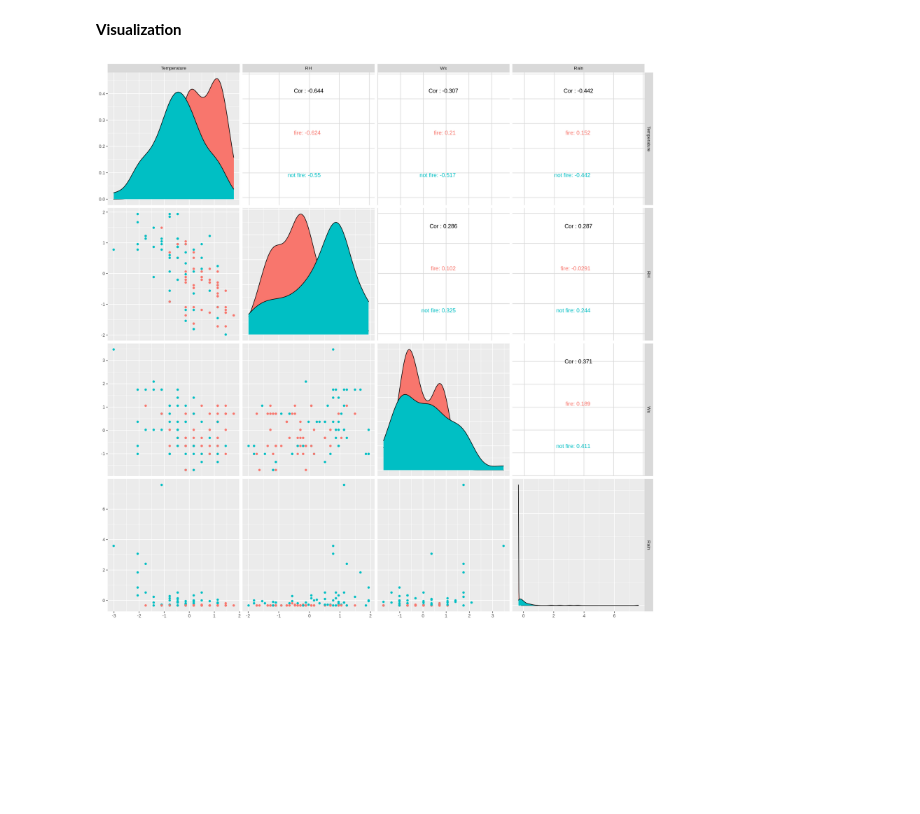
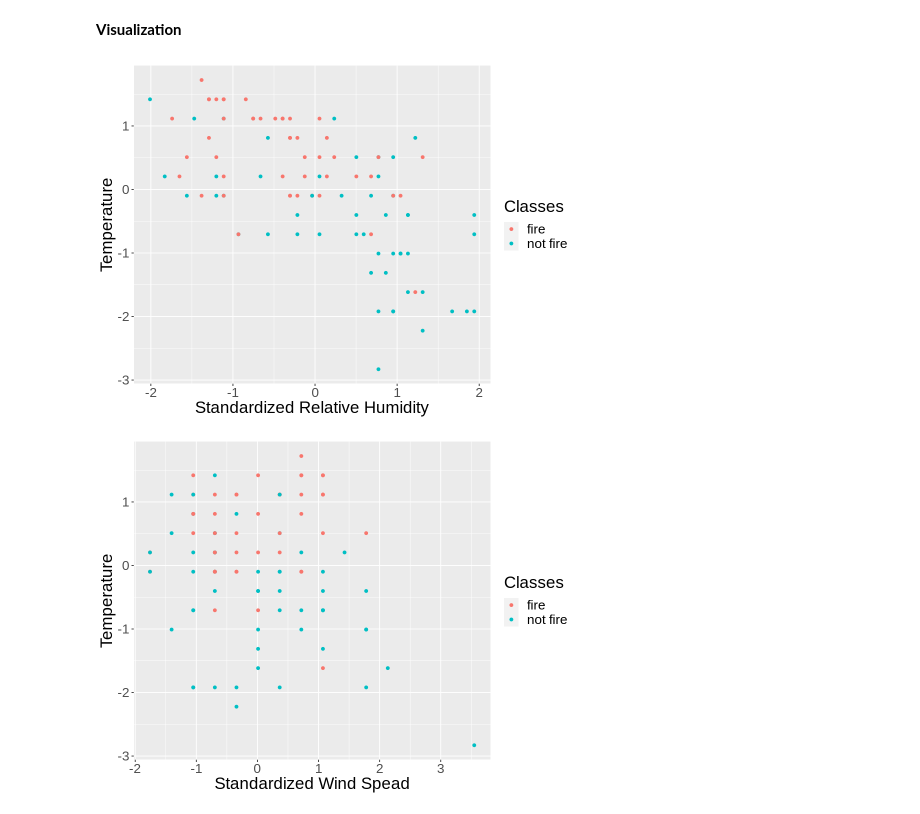
Before and after one commit to a-kong/dsci100-project, a Jupyter notebook: Algerian data.ipynb, the cells around one changed output. Drawn from its saved outputs; the diff is of its cells as text; code cells hidden in the pictures; blank space fills up the shorter version.

```diff
--- a/Algerian data.ipynb
+++ b/Algerian data.ipynb
@@ -100,12 +105,20 @@ bejaia_scaled <- bejaia_recipe %>%
     bake(bejaia_train)
 # %% [markdown]
 **Visualization**
-# %%
-#not sure if this is a good visulization
-options(repr.plot.width = 15, repr.plot.height = 15)
-pairs_bejaia <- bejaia_scaled %>%
-  select(Temperature, RH, Ws, Rain) %>%
-  ggpairs(ggplot2::aes(colour=bejaia_train$Classes))
-pairs_bejaia
-# %% [output]
-[figure, removed]
+# %%
+options(repr.plot.width = 8, repr.plot.height = 6)
+b_RH_plot <- bejaia_scaled %>%
+    ggplot(aes(y=Temperature,x=RH, color=Classes)) +
+    geom_point() +
+    labs(y="Temperature", x="Standardized Relative Humidity", colour = "Classes")+
+    theme(text = element_text(size = 20))
+b_Ws_plot <- bejaia_scaled %>%
+    ggplot(aes(y=Temperature, x=Ws, color=Classes)) +
+    geom_point() +
+    labs(y="Temperature",x="Standardized Wind Spead", colour = "Classes") +
+    theme(text = element_text(size = 20))
+b_RH_plot
+b_Ws_plot
+# %% [output]
+[figure, added]
+[figure, added]
```
Also changed, not shown: parts of 6 cells of this notebook, 1 other file.
